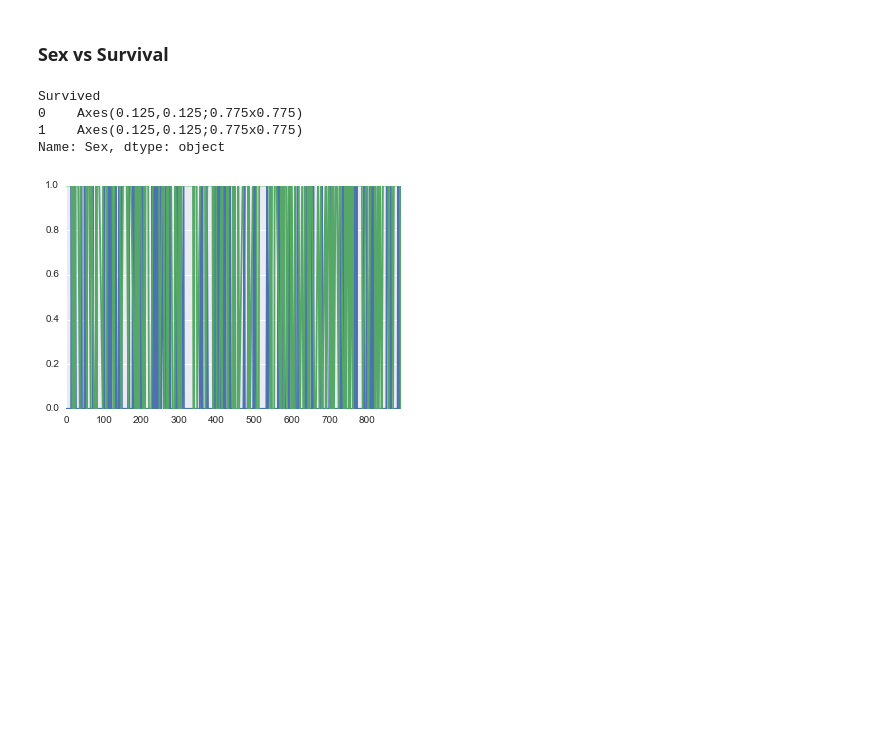
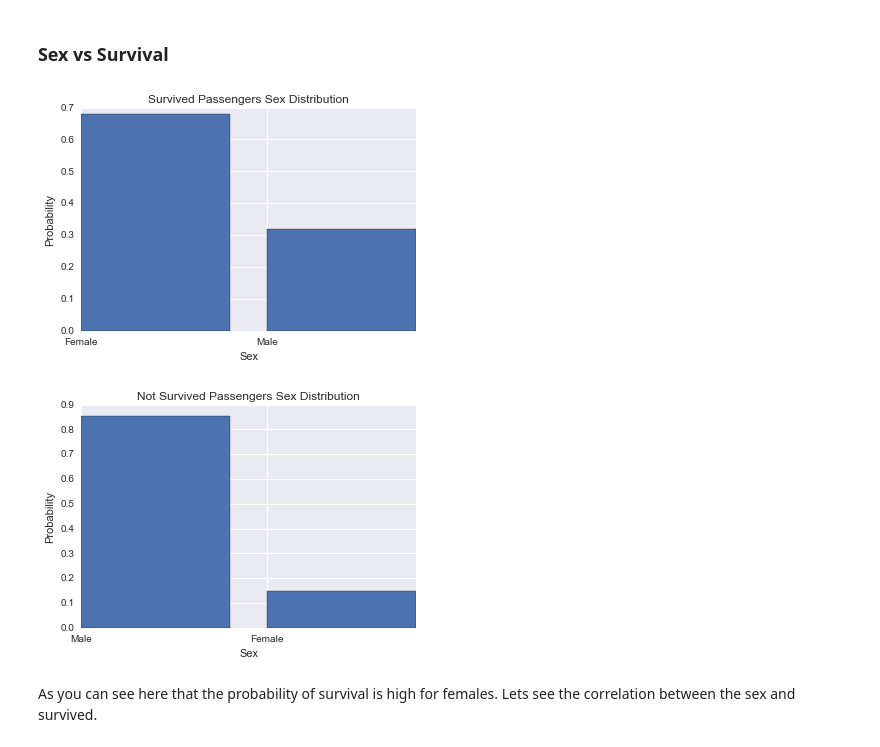
Before and after one commit to devenbhooshan/Analyzing-the-titanic-data, a Jupyter notebook: report.ipynb, the cells around one changed output. Drawn from its saved outputs; the diff is of its cells as text; code cells hidden in the pictures; blank space fills up the shorter version.

```diff
--- a/report.ipynb
+++ b/report.ipynb
@@ -220,16 +229,24 @@ TypeError: scatter() takes at least 2 arguments (1 given)
 # %% [markdown]
 ### Sex vs Survival ###
-# %%
-# print plots inline
-%matplotlib inline
-# Beautify the plot
-import seaborn as sns
-
-
-titanic.groupby('Survived')['Sex'].plot(stacked=False, kind='hist')
-# %% [output]
-Survived
-0    Axes(0.125,0.125;0.775x0.775)
-1    Axes(0.125,0.125;0.775x0.775)
-Name: Sex, dtype: object
-[figure, removed]
+# %%
+survived_sex, probability = group_data('Sex', 1)
+plt.bar(range(len(probability)),probability)
+plt.xticks(range(len(survived_sex)),['Female', 'Male'])
+plt.xlabel('Sex')
+plt.ylabel('Probability')
+plt.title('Survived Passengers Sex Distribution')
+plt.show()
+
+
+survived_sex, probability = group_data('Sex', 0)
+plt.bar(range(len(probability)),probability)
+plt.xticks(range(len(survived_sex)),['Male', 'Female'])
+plt.xlabel('Sex')
+plt.ylabel('Probability')
+plt.title('Not Survived Passengers Sex Distribution')
+plt.show()
+# %% [output]
+[figure, added]
+[figure, added]
+# %% [markdown]
+As you can see here that the probability of survival is high for females. Lets see the correlation between the sex and survived.
```
Also changed, not shown: parts of 14 cells of this notebook.
